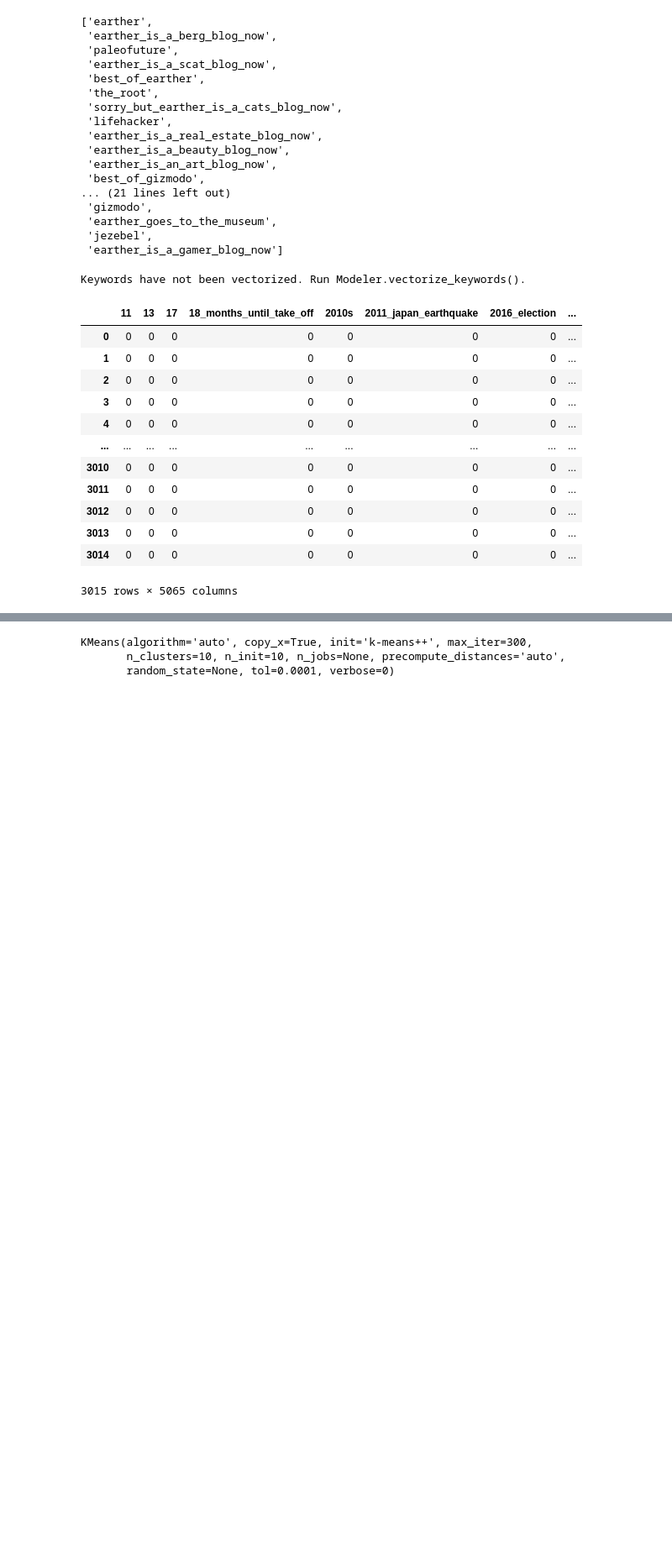
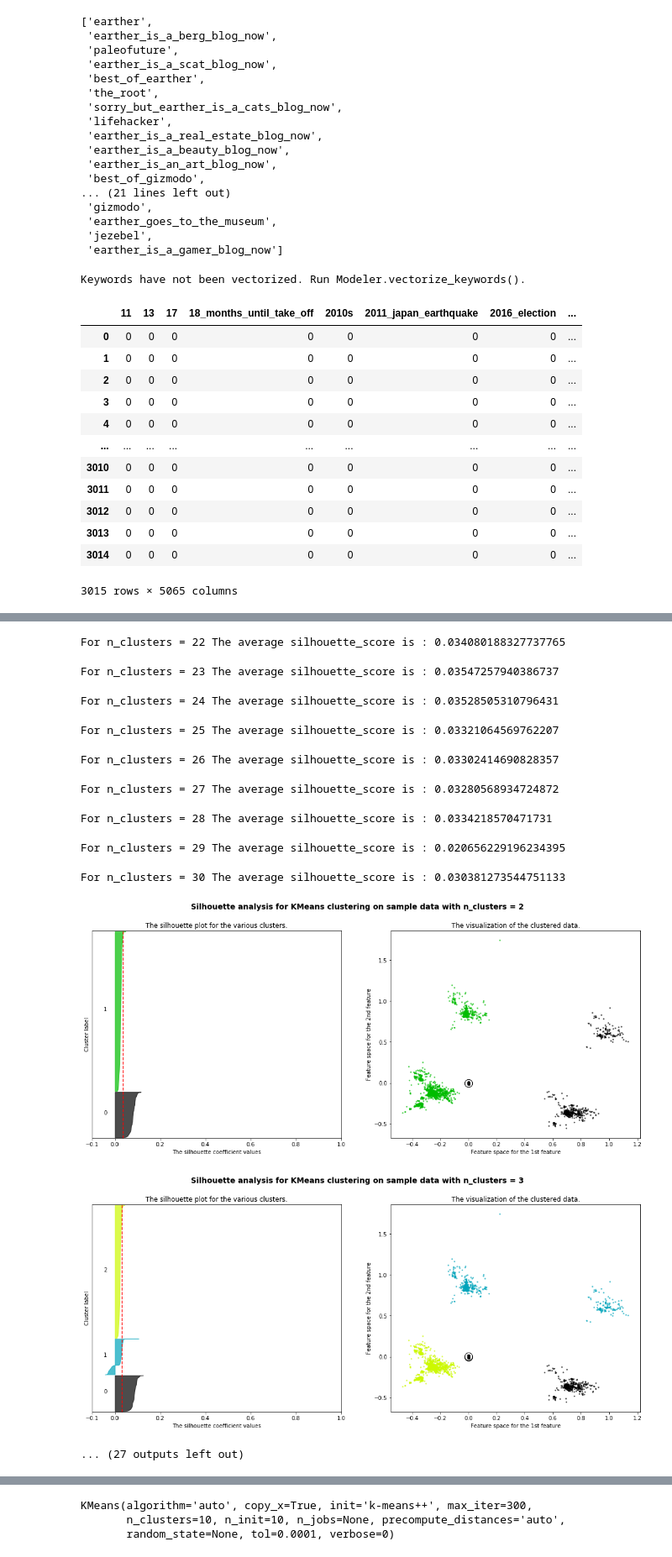
Before and after one commit to climatebrad/gndnews, a Jupyter notebook: index.ipynb, the cells around one changed output, grey strips where cells are left out. Shown at 84% size. Cells and saved outputs as stored; diff of their text form; code cells hidden in the pictures; blank space fills up the shorter version.

```diff
--- a/index.ipynb
+++ b/index.ipynb
@@ -436,0 +539,3 @@ modeler.vectorize_keywords()
+# %%
+sil_avg = modeler.silhouette_analysis(2, 30)
+# %% [output]
@@ -436,0 +562,12 @@ modeler.vectorize_keywords()
+For n_clusters = 22 The average silhouette_score is : 0.034080188327737765
+For n_clusters = 23 The average silhouette_score is : 0.03547257940386737
+For n_clusters = 24 The average silhouette_score is : 0.03528505310796431
+For n_clusters = 25 The average silhouette_score is : 0.03321064569762207
+For n_clusters = 26 The average silhouette_score is : 0.03302414690828357
+For n_clusters = 27 The average silhouette_score is : 0.03280568934724872
+For n_clusters = 28 The average silhouette_score is : 0.0334218570471731
+For n_clusters = 29 The average silhouette_score is : 0.020656229196234395
+For n_clusters = 30 The average silhouette_score is : 0.030381273544751133
+[figure, added]
+[figure, added]
+... (27 outputs left out)
```
Also changed, not shown: parts of 28 cells of this notebook, 1 other file.
